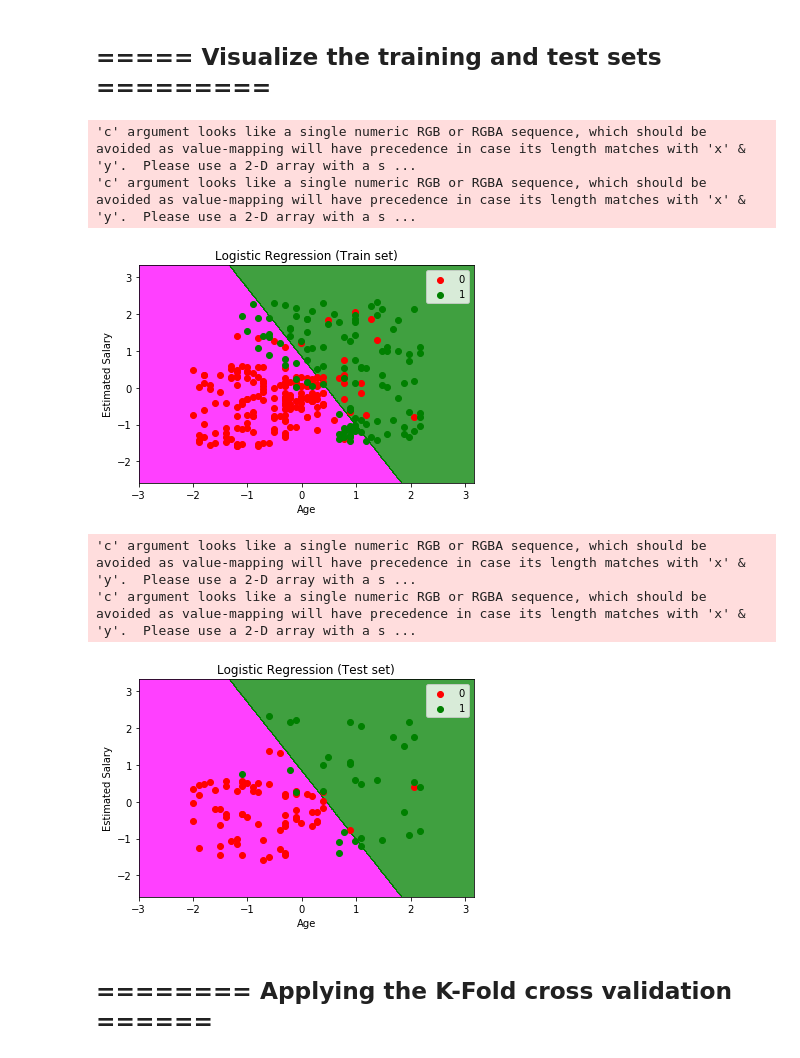
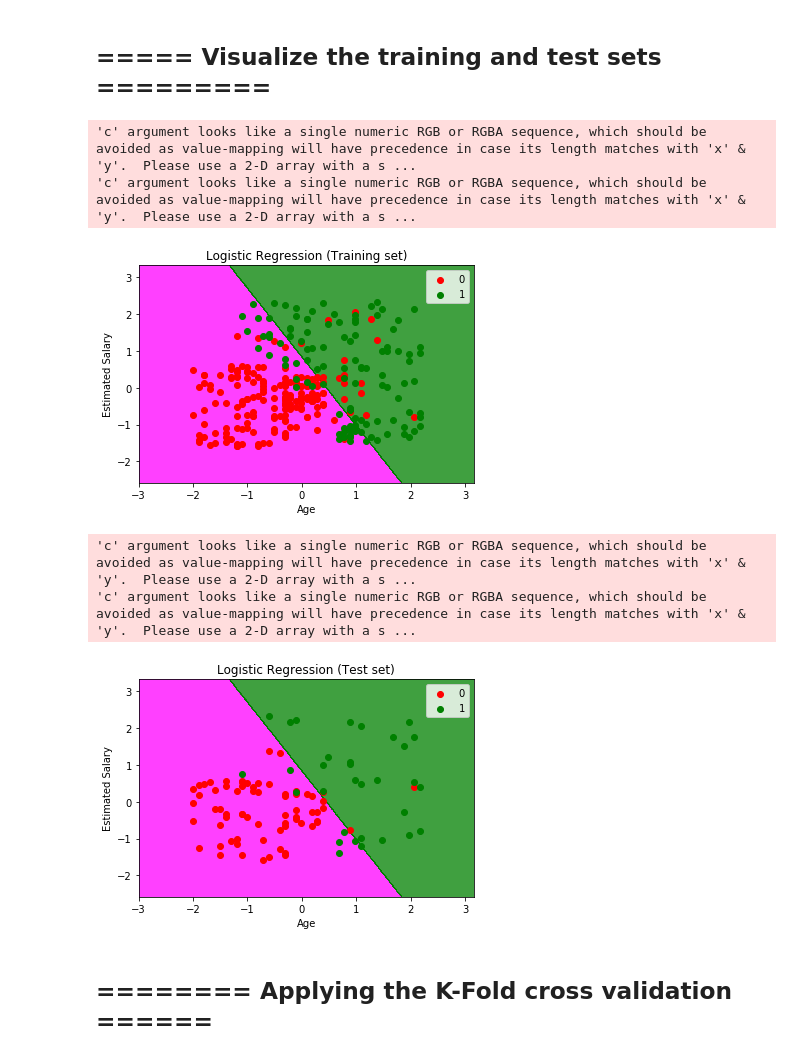
Before and after one commit to zhao1157/Machine_Learning_A-Z, a Jupyter notebook: 3_Classification/1_Logistic_Regression/my_Logistic_Regression_template.ipynb, the cells around one changed output. Cells and saved outputs as stored; diff of their text form; code cells hidden in the pictures.

```diff
--- a/3_Classification/1_Logistic_Regression/my_Logistic_Regression_template.ipynb
+++ b/3_Classification/1_Logistic_Regression/my_Logistic_Regression_template.ipynb
@@ -35,25 +35,25 @@ LogisticRegression(C=1.0, class_weight=None, dual=False, fit_intercept=True,
 # %%
 from matplotlib.colors import ListedColormap
 import matplotlib.pyplot as plt
 import numpy as np
-train_test_sets = {'Train': (x_train, y_train), 'Test': (x_test, y_test)}
-for sets in ['Train', 'Test']:
+train_test_sets = {'Training': (x_train, y_train), 'Test': (x_test, y_test)}
+for sets in ['Training', 'Test']:
     X_set, y_set = train_test_sets[sets]
     X1, X2 = np.meshgrid(np.arange(start = X_set[:, 0].min() - 1, stop = X_set[:, 0].max() + 1, step = 0.01), np.arange(start = X_set[:, 1].min() - 1, stop = X_set[:, 1].max() + 1, step = 0.01))
     plt.contourf(X1, X2, classifier.predict(np.array([X1.ravel(), X2.ravel()]).T).reshape(X1.shape), alpha = 0.75, cmap = ListedColormap(('magenta', 'green')))
     plt.xlim(X1.min(), X1.max())
     plt.ylim(X2.min(), X2.max())
     for i, j in enumerate(np.unique(y_set)):
         plt.scatter(X_set[y_set == j, 0], X_set[y_set == j, 1], c = ListedColormap(('red', 'green'))(i), label = j)
         plt.title('Logistic Regression ('+sets+' set)')
         plt.xlabel('Age')
         plt.ylabel('Estimated Salary')
         plt.legend()
     plt.show()
 # %% [output]
 'c' argument looks like a single numeric RGB or RGBA sequence, which should be avoided as value-mapping will have precedence in case its length matches with 'x' & 'y'.  Please use a 2-D array with a s ...
 'c' argument looks like a single numeric RGB or RGBA sequence, which should be avoided as value-mapping will have precedence in case its length matches with 'x' & 'y'.  Please use a 2-D array with a s ...
-[figure, old version]
+[figure, new version]
 'c' argument looks like a single numeric RGB or RGBA sequence, which should be avoided as value-mapping will have precedence in case its length matches with 'x' & 'y'.  Please use a 2-D array with a s ...
 'c' argument looks like a single numeric RGB or RGBA sequence, which should be avoided as value-mapping will have precedence in case its length matches with 'x' & 'y'.  Please use a 2-D array with a s ...
 [figure]
```
